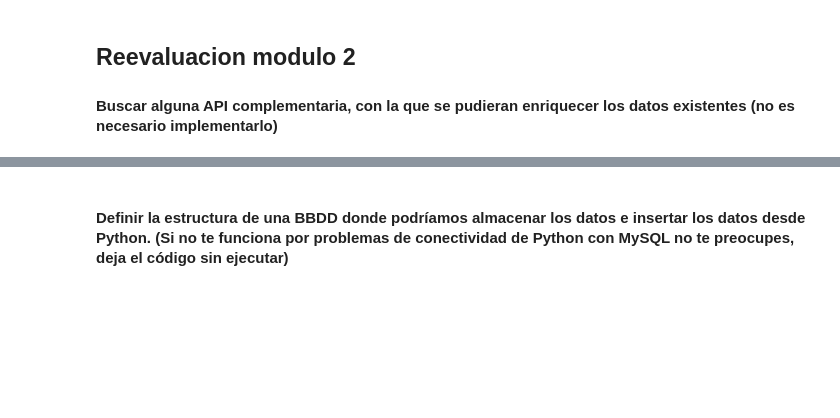
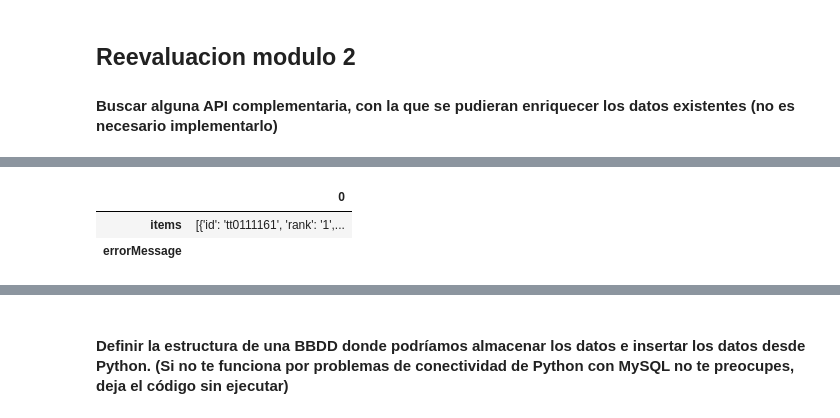
Before and after one commit to antoanela31/ETL-EDA-antoanela, a Jupyter notebook: ETl.ipynb, the cells around one changed output, grey strips where cells are left out. Drawn from its saved outputs; the diff is of its cells as text; code cells hidden in the pictures; blank space fills up the shorter version.

```diff
--- a/ETl.ipynb
+++ b/ETl.ipynb
@@ -68,0 +54,7 @@ df_pelicula
+# %%
+df_pelicula= df_pelicula.T
+df_pelicula
+# %% [output]
+|  | 0 |
+| items | [{'id': 'tt0111161', 'rank': '1',... |
+| errorMessage |  |
```
Also changed, not shown: parts of 31 cells of this notebook, 3 other files.
